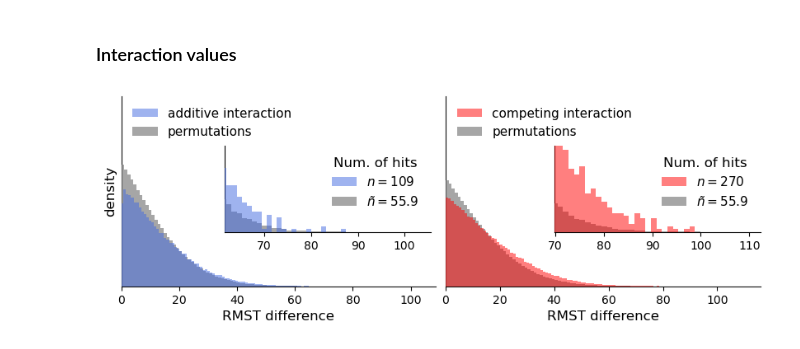
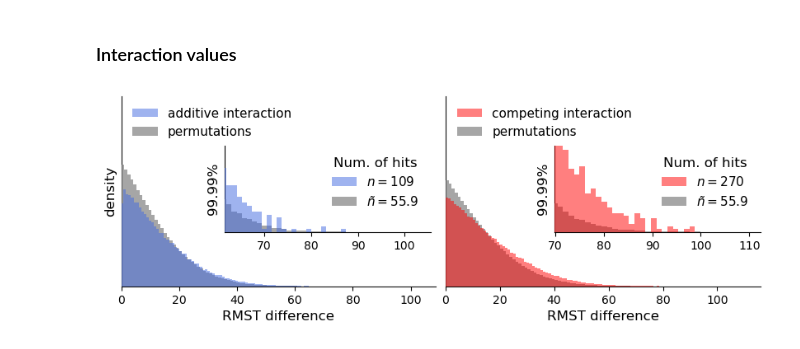
Before and after one commit to biolab/Discovery-Science-2023, a Jupyter notebook: notebooks/2.0-figure5-permutation-test.ipynb, the cells around one changed output. Saved outputs shown, nothing was run; the diff lists cells and outputs as text; code cells hidden in the pictures.

Commit message:
updates to figures

```diff
--- a/notebooks/2.0-figure5-permutation-test.ipynb
+++ b/notebooks/2.0-figure5-permutation-test.ipynb
@@ -103,32 +103,32 @@ sub_width = 0.25
 sub_ax0 = f.add_axes([0.25, 0.33, sub_width, sub_height])
 sub_ax1 = f.add_axes([0.65, 0.33, sub_width, sub_height])
 
 
 plot_interaction_distribution(
     tcga_interation_values=tcga_interation_values_additive,
     tcga_permutation_values=tcga_permutation_values_additive,
     ax=ax[0], sub_axes=sub_ax0,
     PERMUTATION_LIMIT=PERMUTATION_LIMIT,
     BINS=BINS,
     TCGA_PROJECT=TCGA_PROJECT, INTERACTION_COLUMN="additive",
     interaction_color="royalblue"
 )
 
 plot_interaction_distribution(
     tcga_interation_values=tcga_interation_values_competitive,
     tcga_permutation_values=tcga_permutation_values_competitive,
     ax=ax[1], sub_axes=sub_ax1,
     PERMUTATION_LIMIT=PERMUTATION_LIMIT,
     BINS=BINS,
     TCGA_PROJECT=TCGA_PROJECT, INTERACTION_COLUMN="competing",
     interaction_color="red"
 )
 
 ax[1].set_ylabel(None)
 for subax in [sub_ax0, sub_ax1]:
-    subax.set_ylabel(None)
+    subax.set_ylabel(f"{PERMUTATION_LIMIT}%")
     subax.set_xlabel(None)
 
 f.savefig("../figures/figure5_permutation_test_additive-competing.pdf", dpi=500, bbox_inches="tight")
 # %% [output]
-[figure, old version]
+[figure, new version]
```
Also changed, not shown: 2 other files.
